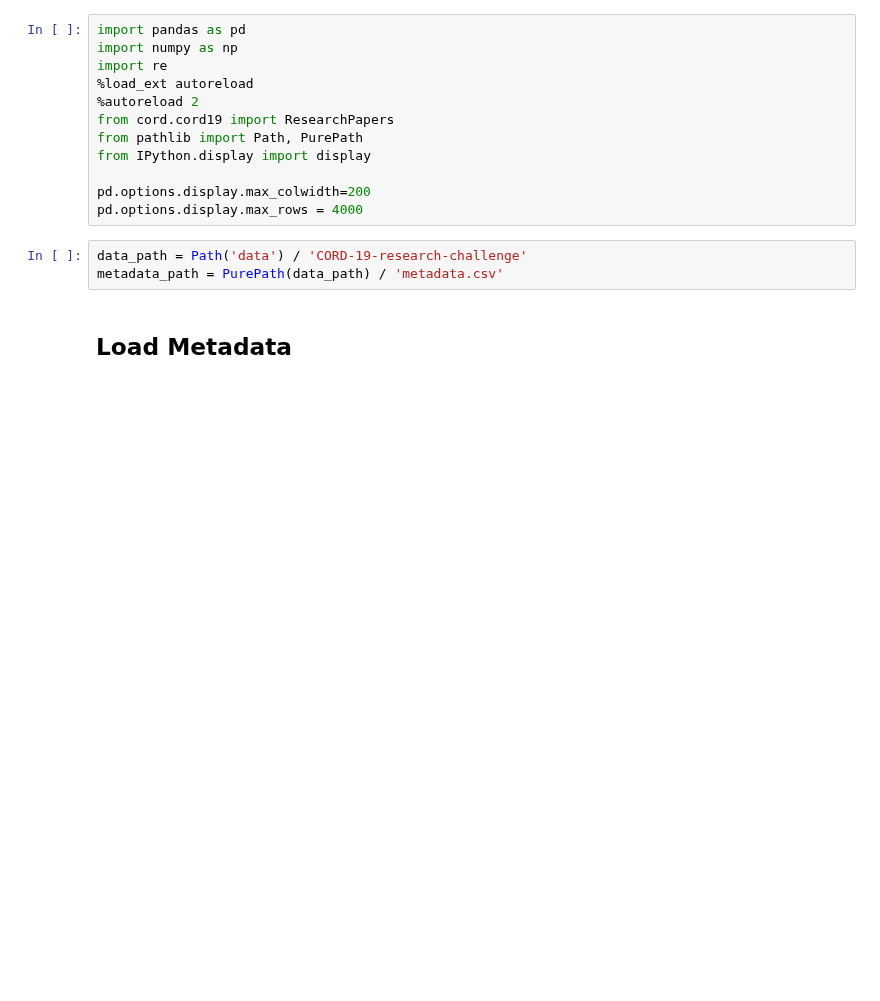
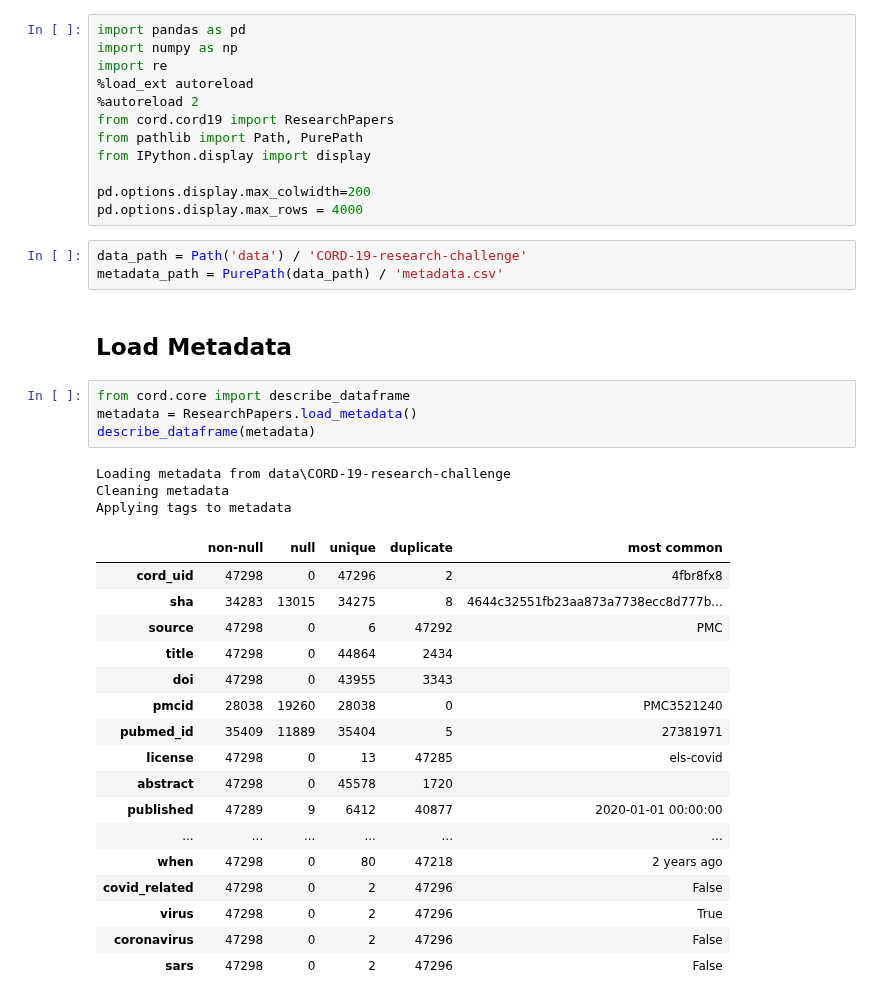
Before and after one commit to dgunning/cord19, a Jupyter notebook: MetadataAnalysis.ipynb, the cells around one changed output. Cells and saved outputs as stored; diff of their text form; blank space fills up the shorter version.

```diff
--- a/MetadataAnalysis.ipynb
+++ b/MetadataAnalysis.ipynb
@@ -17,3 +17,28 @@ data_path = Path('data') / 'CORD-19-research-challenge'
 metadata_path = PurePath(data_path) / 'metadata.csv'
 # %% [markdown]
 ## Load Metadata
+# %%
+from cord.core import describe_dataframe
+metadata = ResearchPapers.load_metadata()
+describe_dataframe(metadata)
+# %% [output]
+Loading metadata from data\CORD-19-research-challenge
+Cleaning metadata
+Applying tags to metadata
+|  | non-null | null | unique | duplicate | most common |
+| cord_uid | 47298 | 0 | 47296 | 2 | 4fbr8fx8 |
+| sha | 34283 | 13015 | 34275 | 8 | 4644c32551fb23aa873a7738ecc8d777b... |
+| source | 47298 | 0 | 6 | 47292 | PMC |
+| title | 47298 | 0 | 44864 | 2434 |  |
+| doi | 47298 | 0 | 43955 | 3343 |  |
+| pmcid | 28038 | 19260 | 28038 | 0 | PMC3521240 |
+| pubmed_id | 35409 | 11889 | 35404 | 5 | 27381971 |
+| license | 47298 | 0 | 13 | 47285 | els-covid |
+| abstract | 47298 | 0 | 45578 | 1720 |  |
+| published | 47289 | 9 | 6412 | 40877 | 2020-01-01 00:00:00 |
+| ... | ... | ... | ... | ... | ... |
+| when | 47298 | 0 | 80 | 47218 | 2 years ago |
+| covid_related | 47298 | 0 | 2 | 47296 | False |
+| virus | 47298 | 0 | 2 | 47296 | True |
+| coronavirus | 47298 | 0 | 2 | 47296 | False |
+| sars | 47298 | 0 | 2 | 47296 | False |
```
Also changed, not shown: parts of 11 cells of this notebook, 18 other files.
